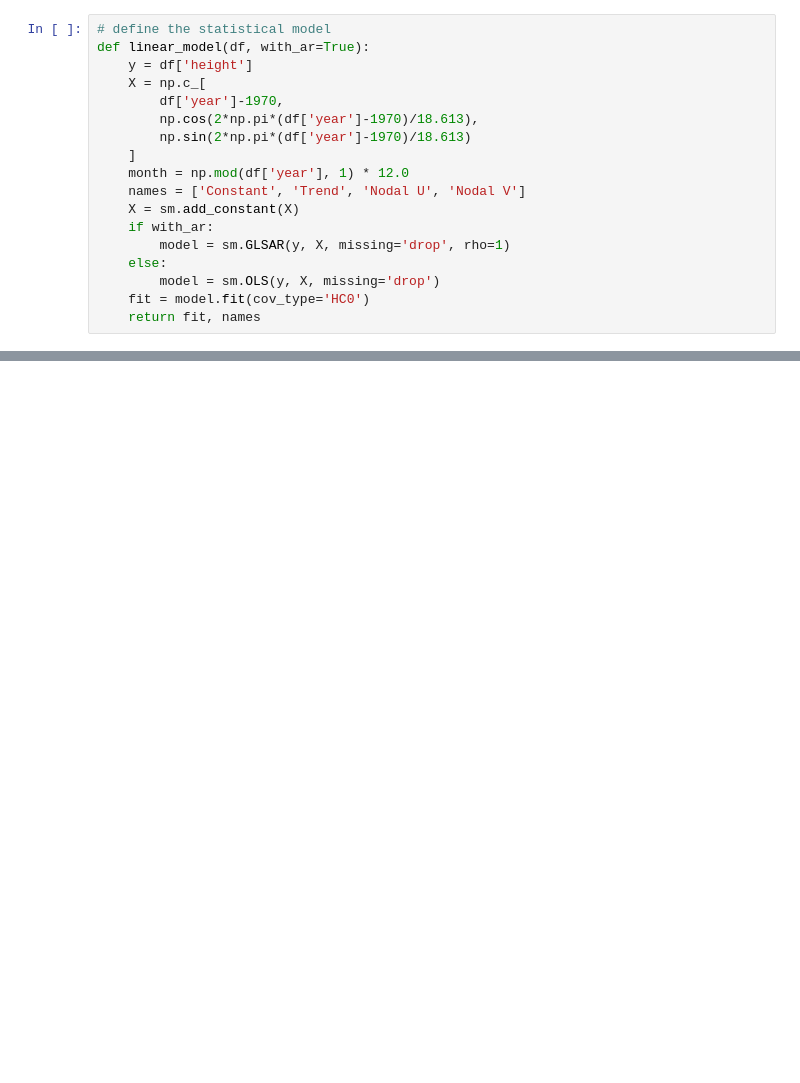
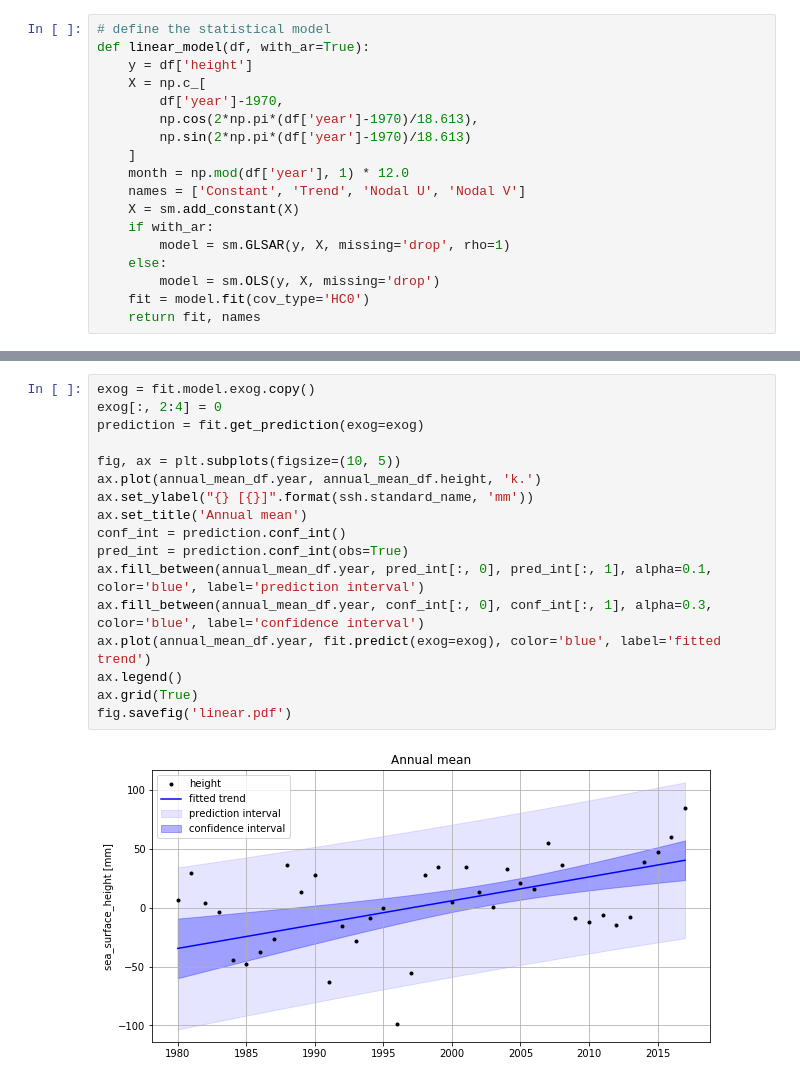
Before and after one commit to openearth/notebooks, a Jupyter notebook: analysis-brouwershavensegat.ipynb, the cells around one changed output, grey strips where cells are left out. Cells and saved outputs as stored; diff of their text form; blank space fills up the shorter version.

```diff
--- a/analysis-brouwershavensegat.ipynb
+++ b/analysis-brouwershavensegat.ipynb
@@ -91,0 +156,19 @@ ax.grid(True)
+# %%
+exog = fit.model.exog.copy()
+exog[:, 2:4] = 0
+prediction = fit.get_prediction(exog=exog)
+
+fig, ax = plt.subplots(figsize=(10, 5))
+ax.plot(annual_mean_df.year, annual_mean_df.height, 'k.')
+ax.set_ylabel("{} [{}]".format(ssh.standard_name, 'mm'))
+ax.set_title('Annual mean')
+conf_int = prediction.conf_int()
+pred_int = prediction.conf_int(obs=True)
+ax.fill_between(annual_mean_df.year, pred_int[:, 0], pred_int[:, 1], alpha=0.1, color='blue', label='prediction interval')
+ax.fill_between(annual_mean_df.year, conf_int[:, 0], conf_int[:, 1], alpha=0.3, color='blue', label='confidence interval')
+ax.plot(annual_mean_df.year, fit.predict(exog=exog), color='blue', label='fitted trend')
+ax.legend()
+ax.grid(True)
+fig.savefig('linear.pdf')
+# %% [output]
+[figure, added]
```
Also changed, not shown: parts of 7 cells of this notebook.
